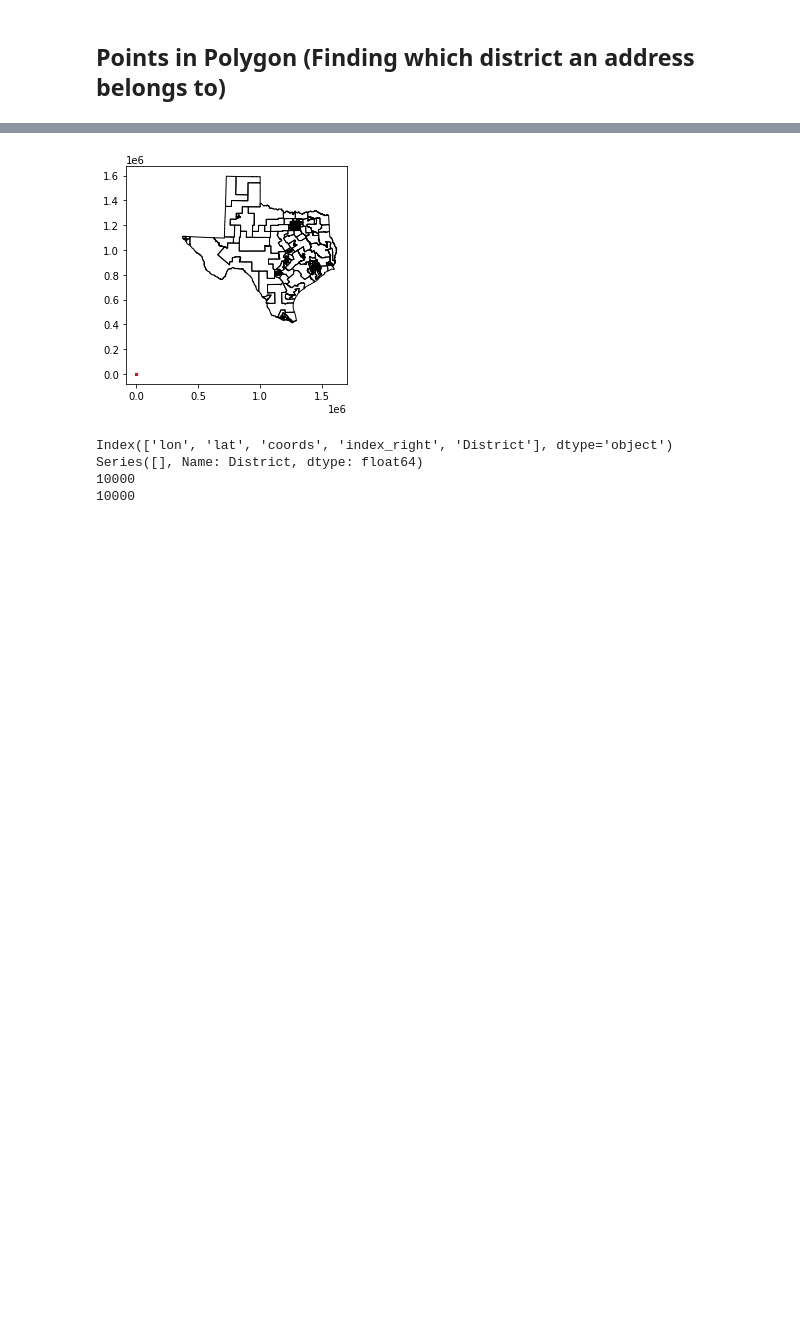
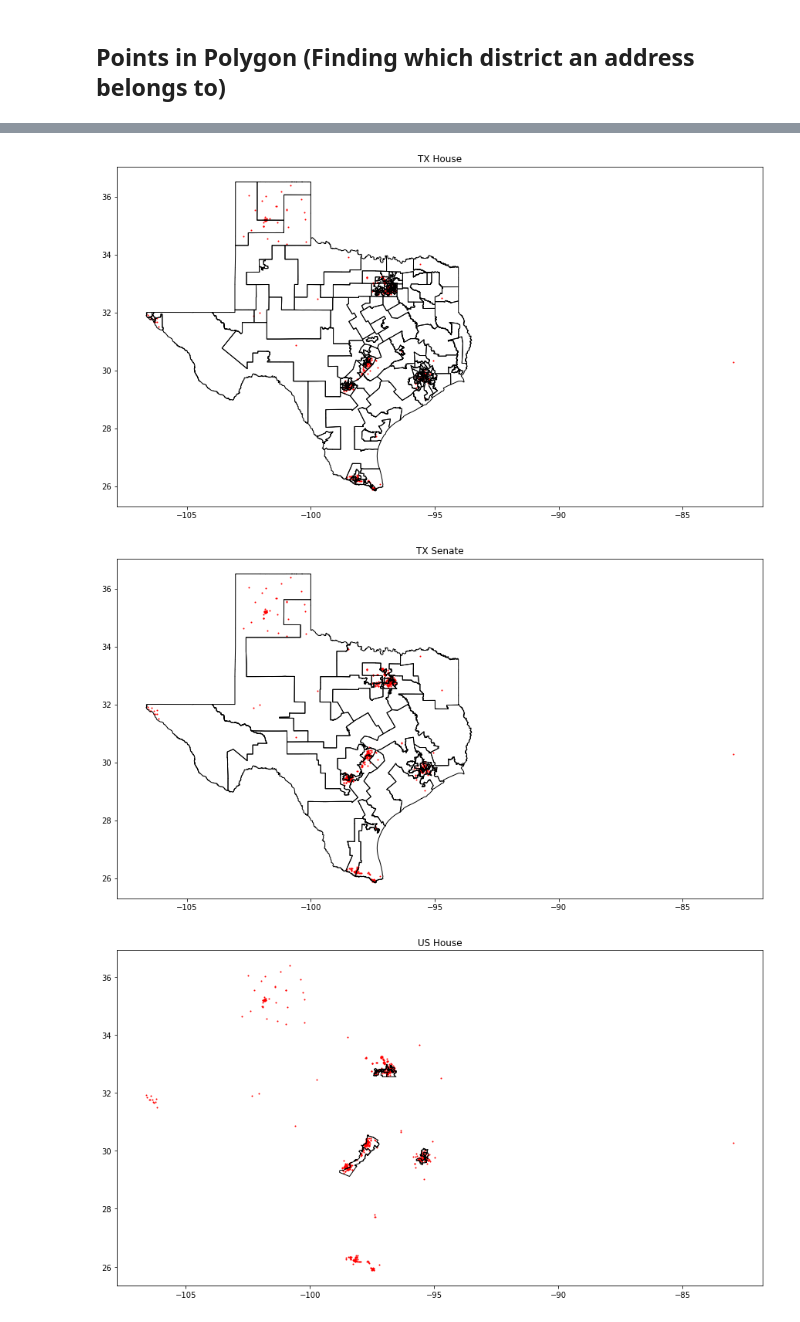
Before and after one commit to aoot/Texas-District-Mapping, a Jupyter notebook: Cleaning Address and Mapping.ipynb, the cells around one changed output, grey strips where cells are left out. Saved outputs shown, nothing was run; the diff lists cells and outputs as text; code cells hidden in the pictures; blank space fills up the shorter version.

Commit message:
Mapped Tx House and Tx Senate.

```diff
--- a/Cleaning Address and Mapping.ipynb
+++ b/Cleaning Address and Mapping.ipynb
@@ -240,14 +244,0 @@ WGS84
-# %%
-df.loc[mask_no_missing_val, "coords"] = df.loc[mask_no_missing_val, "googleMaps_lat_long"].apply(Point)
-txHouse_points = gpd.GeoDataFrame(df.loc[mask_no_missing_val, :], geometry="coords", crs=txHouse.crs)
-txHouse_pointsInPolys = gpd.tools.sjoin(txHouse_points, txHouse, predicate="within", how="left")
-
-## Plot
-base = txHouse.boundary.plot(linewidth=1, edgecolor="black")
-txHouse_pointsInPolys.plot(ax=base, linewidth=1, color="red", markersize=1)
-print(txHouse_pointsInPolys.coords)
-plt.show()
-
-##
-# print(txHouse_pointsInPolys)
-print(txHouse)
@@ -297,21 +244,0 @@ pointInPolys = gpd.tools.sjoin(points, txHouse, predicate="within", how="left")
-# %%
-# Plot map
-base = txHouse.boundary.plot(linewidth=1, edgecolor='black')
-points.plot(ax=base, linewidth=1, color='red', markersize=1)
-plt.show()
-# %% [output]
-[figure, removed]
-# %%
-type(pointInPolys)
-print(pointInPolys.columns)
-
-mask = pointInPolys.District.isna()
-print(pointInPolys.District[mask==False])
-
-print(mask.sum())
-print(len(mask))
-# %% [output]
-Index(['lon', 'lat', 'coords', 'index_right', 'District'], dtype='object')
-Series([], Name: District, dtype: float64)
-10000
-10000
@@ -317,0 +256,39 @@ Series([], Name: District, dtype: float64)
+# %%
+## District shape files
+txHouse_shp = gpd.GeoDataFrame.from_file(f"{fileDirectory}/PLANH2316/PLANH2316.shp").to_crs("WGS84").rename(columns={"District": "tx_house_district"})  # Converted to EPSG4326
+txSenate_shp = gpd.GeoDataFrame.from_file(f"{fileDirectory}/PLANS2168/PLANS2168.shp").to_crs("WGS84").rename(columns={"District": "tx_senate_district"})  # Converted to EPSG4326
+usHouse_shp = gpd.GeoDataFrame.from_file(f"{fileDirectory}/PLANC193/PLANC193.shp").to_crs("WGS84").rename(columns={"District": "us_house_district"})  # Converted to EPSG4326
+# %%
+## Plot service sites on each kinds of district maps
+serviceSites_2021_2022 = gpd.GeoDataFrame(df.loc[mask_no_missing_val, :], geometry="coords", crs="EPSG:4326")
+txHouse_join = gpd.tools.sjoin(serviceSites_2021_2022, txHouse_shp, predicate="within", how="left").drop(labels="Unnamed: 0", axis=1)
+txSenate_join = gpd.tools.sjoin(serviceSites_2021_2022, txSenate_shp, predicate="within", how="left").drop(labels="Unnamed: 0", axis=1)
+usHouse_join = gpd.tools.sjoin(serviceSites_2021_2022, usHouse_shp, predicate="within", how="left").drop(labels="Unnamed: 0", axis=1)
+
+## Base Plot arguments
+base_plot_arg = {"linewidth": 1,
+                 "edgecolor": "black",
+                 "figsize": (15, 23)}
+
+## Tx House Plot
+base_txHouse = txHouse_shp.boundary.plot(**base_plot_arg)
+txHouse_join.plot(ax=base_txHouse, linewidth=1, color="red", markersize=1)
+base_txHouse.set_title("TX House")
+plt.show()
+
+## Tx Senate Plot
+base_txSenate = txSenate_shp.boundary.plot(**base_plot_arg)
+txSenate_join.plot(ax=base_txSenate, linewidth=1, color="red", markersize=1)
+base_txSenate.set_title("TX Senate")
+plt.show()
+
+
+## US House Plot
+base_usHouse = usHouse_shp.boundary.plot(**base_plot_arg)
+usHouse_join.plot(ax=base_usHouse, linewidth=1, color="red", markersize=1)
+base_usHouse.set_title("US House")
+plt.show()
+# %% [output]
+[figure, added]
+[figure, added]
+[figure, added]
```
Also changed, not shown: parts of 20 cells of this notebook, 2 other files.
